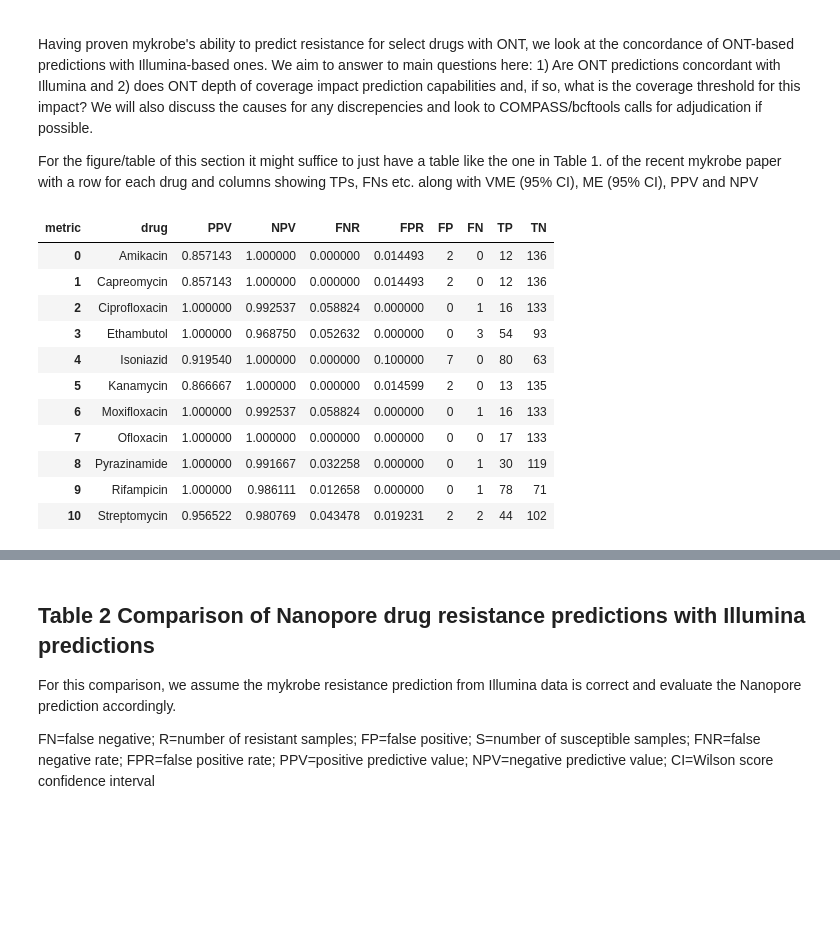
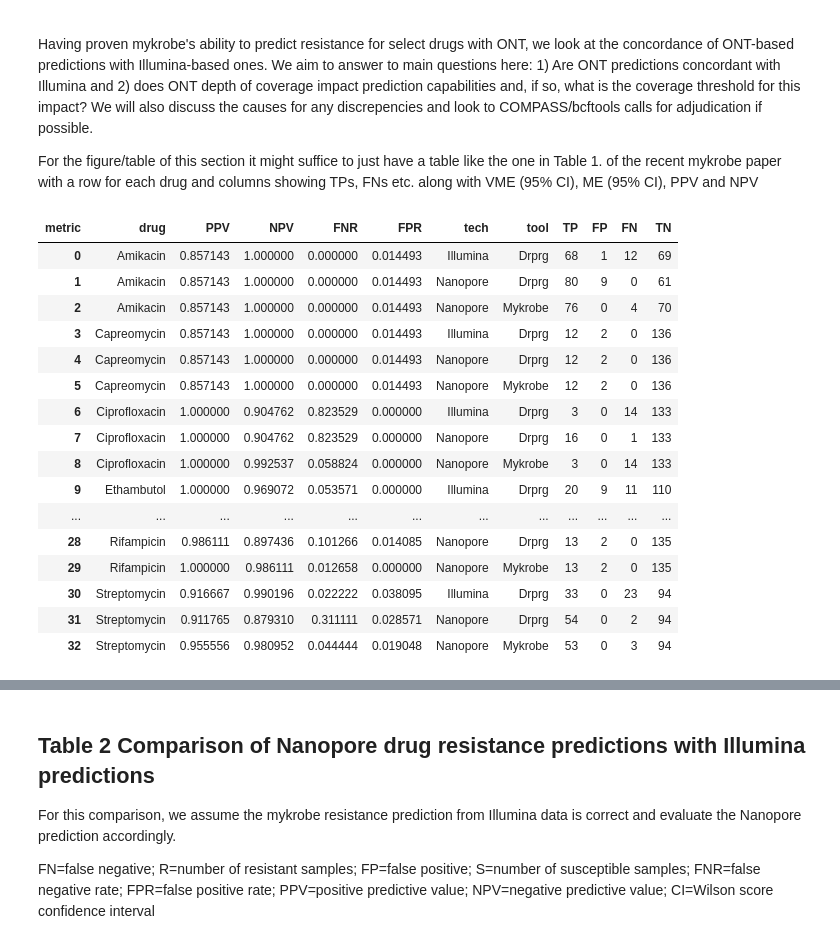
Before and after one commit to mbhall88/head_to_head_pipeline, a Jupyter notebook: analysis/resistance_prediction/results/figures/analysis.processed.ipynb, the cells around one changed output, grey strips where cells are left out. Drawn from its saved outputs; the diff is of its cells as text; code cells hidden in the pictures; blank space fills up the shorter version.

```diff
--- a/analysis/resistance_prediction/results/figures/analysis.processed.ipynb
+++ b/analysis/resistance_prediction/results/figures/analysis.processed.ipynb
@@ -345,5 +381,5 @@ for ix, row in calls.iterrows():
 # %%
 clf_df = pd.DataFrame(
-    pheno_clf, columns=["sample", "drug", "classification", "technology", "coverage"]
+    pheno_clf, columns=["sample", "drug", "classification", "technology", "coverage", "tool", "site"]
 )
 # %%
@@ -358,18 +398,18 @@ for drug, tech in product(set(clf_df["drug"]), set(clf_df["technology"])):
 # %%
 metrics = []
-for drug, technology in pheno_cms.items():
-    for tech, cm in technology.items():
+for (drug, tech, tool), cm in pheno_cms.items():
         #         sensitivity = cm.sensitivity()
         #         specificity = cm.specificity()
-        ppv = cm.ppv()[0]
-        npv = cm.npv()[0]
-        vme = cm.fnr()[0]
-        me = cm.fpr()[0]
-        metrics.append((drug, tech, ppv, npv, vme, me))
+    ppv = cm.ppv()[0]
+    npv = cm.npv()[0]
+    vme = cm.fnr()[0]
+    me = cm.fpr()[0]
+    metrics.append((drug, tech, tool, ppv, npv, vme, me))
 
 summary_cols = [
     "drug",
     "tech",
+    "tool",
     "PPV",
     "NPV",
     "FNR",
@@ -379,7 +419,7 @@ summary_cols = [
 summary = pd.DataFrame(
     metrics,
     columns=summary_cols,
-).melt(id_vars=["drug", "tech"], var_name="metric")
+).melt(id_vars=["drug", "tech", "tool"], var_name="metric")
 # %% [markdown]
 ## Figure 2
 Number of resistant (left) and susceptible (right) phenotypes correctly identified by mykrobe from Illumina (blue) and Nanopore (purple) data from the same samples. The red bars indicate missed (FN) or incorrect (FP) predictions. The x-axis shows the drugs with available phenotype data that mykrobe also makes predictions for. E - ethambutol; H - isoniazid; Z - pyrazinamide; R - rifampicin; S - streptomycin; Km - kanamycin; Am - amikacin; Ofx - ofloxacin; Cm - capreomycin; Mfx - moxifloxacin.
@@ -561,6 +576,7 @@ for i, row in table.iterrows():
         (
             row["drug"].capitalize(),
             row["technology"],
+            row["tool"],
             fn_str,
             fp_str,
             ci_str(vme),
@@ -572,6 +588,7 @@ for i, row in table.iterrows():
 pretty_cols = [
     "Drug",
     "Technology",
+    "Tool",
     "FN(R)",
     "FP(S)",
     "FNR(95% CI)",
@@ -742,55 +783,63 @@ We will also discuss the causes for any discrepencies and look to COMPASS/bcftoo
 For the figure/table of this section it might suffice to just have a table like the one in Table 1. of the recent mykrobe paper with a row for each drug and columns showing TPs, FNs etc. along with VME (95% CI), ME (95% CI), PPV and NPV
 # %%
 classes = sorted(set(calls["classification"]))
-drugs = sorted(set(calls["drug"]))
-conf_mxs = defaultdict(dict)
+conf_mxs = defaultdict()
 
-for drug in drugs:
-    s = calls.query("drug == @drug").value_counts(subset=["classification"])
+for drug, tool, tech in product(DRUGS, TOOLS, TECHS):
+    if (tech, tool) == ("illumina", "mykrobe"):
+        continue
+    s = calls.query("drug == @drug and tool == @tool and tech == @tech").value_counts(subset=["classification"])
     cm = ConfusionMatrix.from_series(s)
-    conf_mxs[drug] = cm
+    conf_mxs[(drug, tech, tool)] = cm
 
 metrics = []
-for drug, cm in conf_mxs.items():
+for (drug, tech, tool), cm in conf_mxs.items():
     #     sensitivity = cm.sensitivity()
     #     specificity = cm.specificity()
     ppv = cm.ppv()[0]
     npv = cm.npv()[0]
     vme = cm.fnr()[0]
     me = cm.fpr()[0]
-    metrics.append((drug, ppv, npv, vme, me))
+    metrics.append((drug, ppv, npv, vme, me, tech, tool))
 
-summary_cols = ["drug", "PPV", "NPV", "FNR", "FPR"]
+summary_cols = ["drug", "PPV", "NPV", "FNR", "FPR", "tech", "tool"]
 
 summary = pd.DataFrame(metrics, columns=summary_cols).melt(
-    id_vars=["drug"], var_name="metric"
+    id_vars=["drug", "tool", "tech"], var_name="metric"
 )
+table = summary.set_index(["drug", "tool", "tech", "metric"])["value"].unstack().reset_index()
+table = table[summary_cols]
 
-counts = calls.groupby(["drug", "classification"])["sample"].count()
-fps = [counts[d, "FP"] if (d, "FP") in counts else 0 for d in drugs]
-fns = [counts[d, "FN"] if (d, "FN") in counts else 0 for d in drugs]
-tns = [counts[d, "TN"] if (d, "TN") in counts else 0 for d in drugs]
-tps = [counts[d, "TP"] if (d, "TP") in counts else 0 for d in drugs]
-table = summary.set_index(["drug", "metric"])["value"].unstack().reset_index()
-table = table[summary_cols]
-table["FP"] = fps
-table["FN"] = fns
-table["TP"] = tps
-table["TN"] = tns
+counts = calls.groupby(["drug", "tool", "tech", "classification"])["sample"].count()
+for clf in ["TP", "FP", "FN", "TN"]:
+    table[clf] = [
+        counts[d, tool, tech, clf] if (d, tool, tech, clf) in counts else 0
+        for d, tech, tool in product(DRUGS, TECHS, TOOLS)
+        if (tech, tool) != ("illumina", "mykrobe")
+    ]
+
+for k in ["drug", "tech", "tool"]:
+    table[k] = table[k].str.capitalize()
+
 table
 # %% [output]
-| metric | drug | PPV | NPV | FNR | FPR | FP | FN | TP | TN |
-| 0 | Amikacin | 0.857143 | 1.000000 | 0.000000 | 0.014493 | 2 | 0 | 12 | 136 |
-| 1 | Capreomycin | 0.857143 | 1.000000 | 0.000000 | 0.014493 | 2 | 0 | 12 | 136 |
-| 2 | Ciprofloxacin | 1.000000 | 0.992537 | 0.058824 | 0.000000 | 0 | 1 | 16 | 133 |
-| 3 | Ethambutol | 1.000000 | 0.968750 | 0.052632 | 0.000000 | 0 | 3 | 54 | 93 |
-| 4 | Isoniazid | 0.919540 | 1.000000 | 0.000000 | 0.100000 | 7 | 0 | 80 | 63 |
-| 5 | Kanamycin | 0.866667 | 1.000000 | 0.000000 | 0.014599 | 2 | 0 | 13 | 135 |
-| 6 | Moxifloxacin | 1.000000 | 0.992537 | 0.058824 | 0.000000 | 0 | 1 | 16 | 133 |
-| 7 | Ofloxacin | 1.000000 | 1.000000 | 0.000000 | 0.000000 | 0 | 0 | 17 | 133 |
-| 8 | Pyrazinamide | 1.000000 | 0.991667 | 0.032258 | 0.000000 | 0 | 1 | 30 | 119 |
-| 9 | Rifampicin | 1.000000 | 0.986111 | 0.012658 | 0.000000 | 0 | 1 | 78 | 71 |
-| 10 | Streptomycin | 0.956522 | 0.980769 | 0.043478 | 0.019231 | 2 | 2 | 44 | 102 |
+| metric | drug | PPV | NPV | FNR | FPR | tech | tool | TP | FP | FN | TN |
+| 0 | Amikacin | 0.857143 | 1.000000 | 0.000000 | 0.014493 | Illumina | Drprg | 68 | 1 | 12 | 69 |
+| 1 | Amikacin | 0.857143 | 1.000000 | 0.000000 | 0.014493 | Nanopore | Drprg | 80 | 9 | 0 | 61 |
+| 2 | Amikacin | 0.857143 | 1.000000 | 0.000000 | 0.014493 | Nanopore | Mykrobe | 76 | 0 | 4 | 70 |
+| 3 | Capreomycin | 0.857143 | 1.000000 | 0.000000 | 0.014493 | Illumina | Drprg | 12 | 2 | 0 | 136 |
+| 4 | Capreomycin | 0.857143 | 1.000000 | 0.000000 | 0.014493 | Nanopore | Drprg | 12 | 2 | 0 | 136 |
+| 5 | Capreomycin | 0.857143 | 1.000000 | 0.000000 | 0.014493 | Nanopore | Mykrobe | 12 | 2 | 0 | 136 |
+| 6 | Ciprofloxacin | 1.000000 | 0.904762 | 0.823529 | 0.000000 | Illumina | Drprg | 3 | 0 | 14 | 133 |
+| 7 | Ciprofloxacin | 1.000000 | 0.904762 | 0.823529 | 0.000000 | Nanopore | Drprg | 16 | 0 | 1 | 133 |
+| 8 | Ciprofloxacin | 1.000000 | 0.992537 | 0.058824 | 0.000000 | Nanopore | Mykrobe | 3 | 0 | 14 | 133 |
+| 9 | Ethambutol | 1.000000 | 0.969072 | 0.053571 | 0.000000 | Illumina | Drprg | 20 | 9 | 11 | 110 |
+| ... | ... | ... | ... | ... | ... | ... | ... | ... | ... | ... | ... |
+| 28 | Rifampicin | 0.986111 | 0.897436 | 0.101266 | 0.014085 | Nanopore | Drprg | 13 | 2 | 0 | 135 |
+| 29 | Rifampicin | 1.000000 | 0.986111 | 0.012658 | 0.000000 | Nanopore | Mykrobe | 13 | 2 | 0 | 135 |
+| 30 | Streptomycin | 0.916667 | 0.990196 | 0.022222 | 0.038095 | Illumina | Drprg | 33 | 0 | 23 | 94 |
+| 31 | Streptomycin | 0.911765 | 0.879310 | 0.311111 | 0.028571 | Nanopore | Drprg | 54 | 0 | 2 | 94 |
+| 32 | Streptomycin | 0.955556 | 0.980952 | 0.044444 | 0.019048 | Nanopore | Mykrobe | 53 | 0 | 3 | 94 |
 # %%
 print(table.to_markdown(index=False))
 # %% [output]
```
Also changed, not shown: parts of 31 cells of this notebook, 1 other file.
